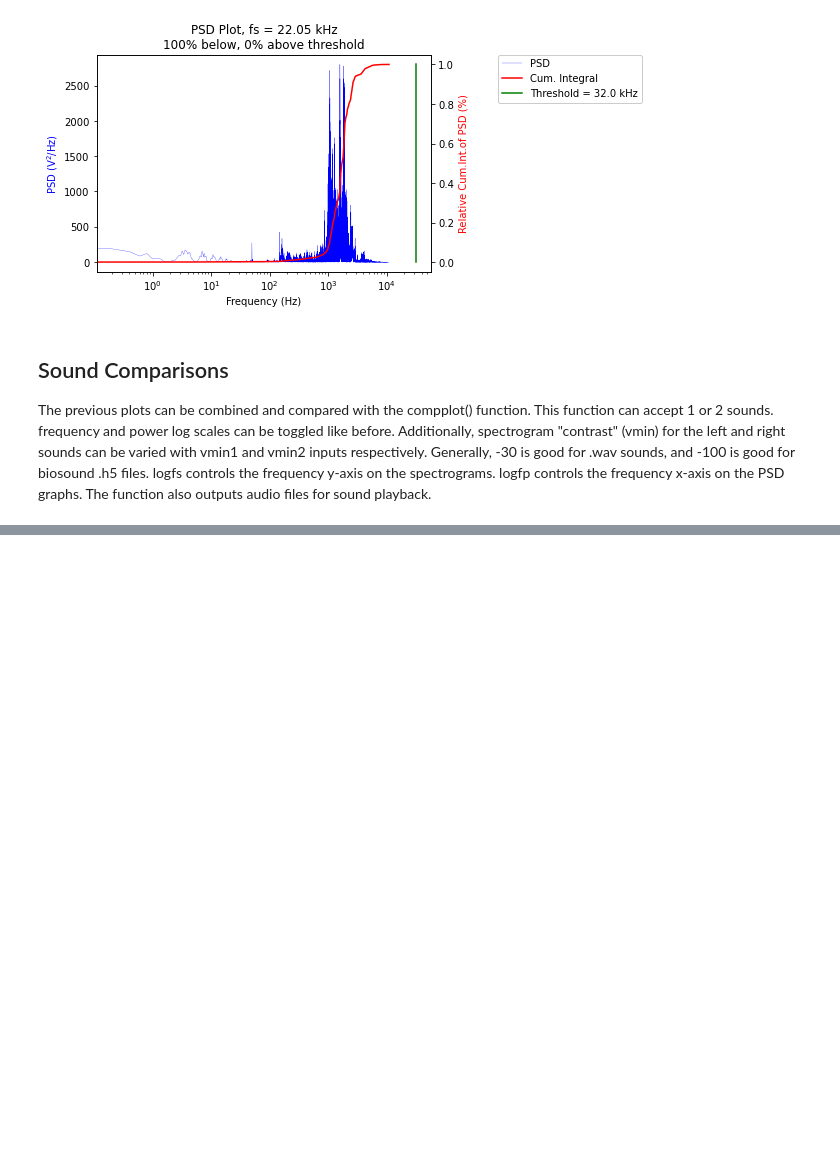
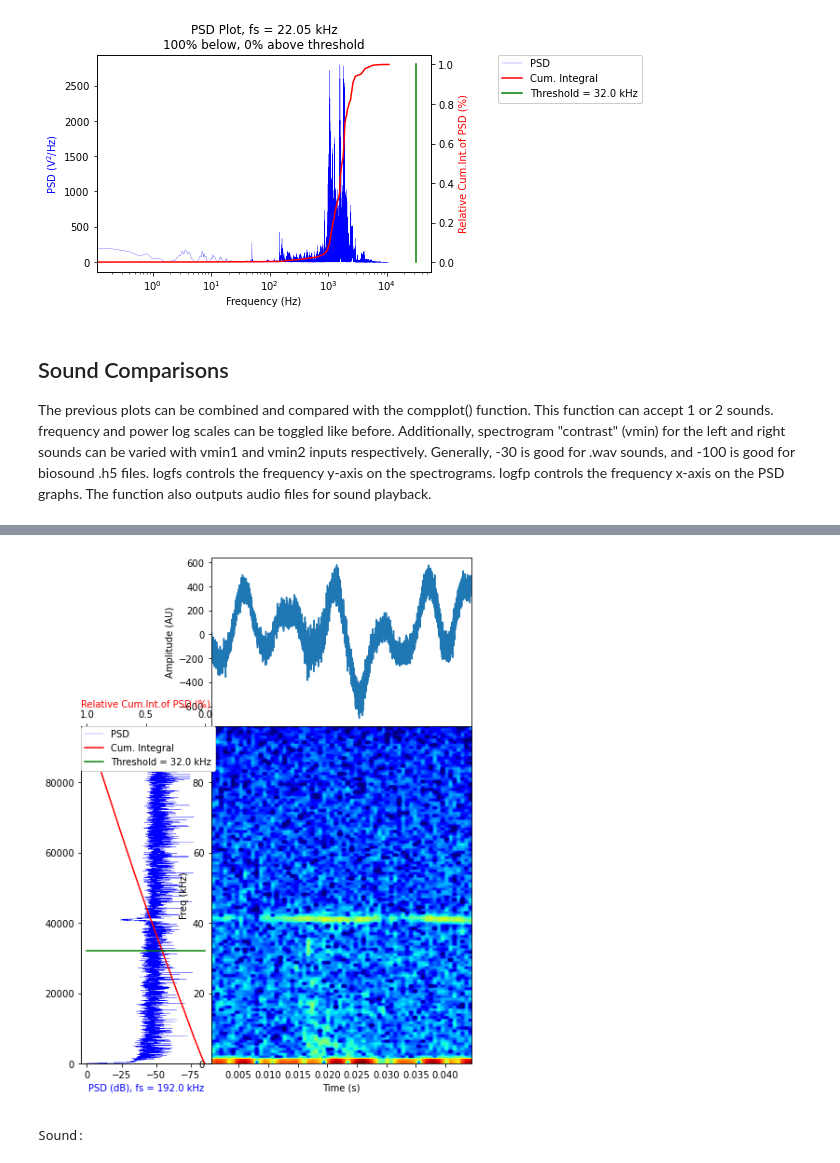
Before and after one commit to BouchardLab/Natural-Sounds-Visualizations, a Jupyter notebook: Visualizations Walk Through.ipynb, the cells around one changed output, grey strips where cells are left out. Cells and saved outputs as stored; diff of their text form; code cells hidden in the pictures; blank space fills up the shorter version.

Commit message:
added singplot function

```diff
--- a/Visualizations Walk Through.ipynb
+++ b/Visualizations Walk Through.ipynb
@@ -93,3 +93,14 @@ Sound:
 [interactive output not drawn]
 Sound:
 [interactive output not drawn]
+# %%
+%run -i "C:/Users/Vitto/Documents/GitHub/Natural-Sounds-Visualizations/Scripts/visualizations.py"
+sampling_rate=192000
+sound1,samp1 = processing2("C:/Users/Vitto/Documents/NSDS/remakebiosounds/raw_wav/rat_feeding4.wav")
+singplot(sound1,sampling_rate,
+             vmin1=-30,
+             logfs=False,logfp=False,logPb=True,
+            s1frange=False,s2frange=False)
+# %% [output]
+[figure, added]
+Sound:
```
Also changed, not shown: parts of 1 cell of this notebook, 1 other file.
